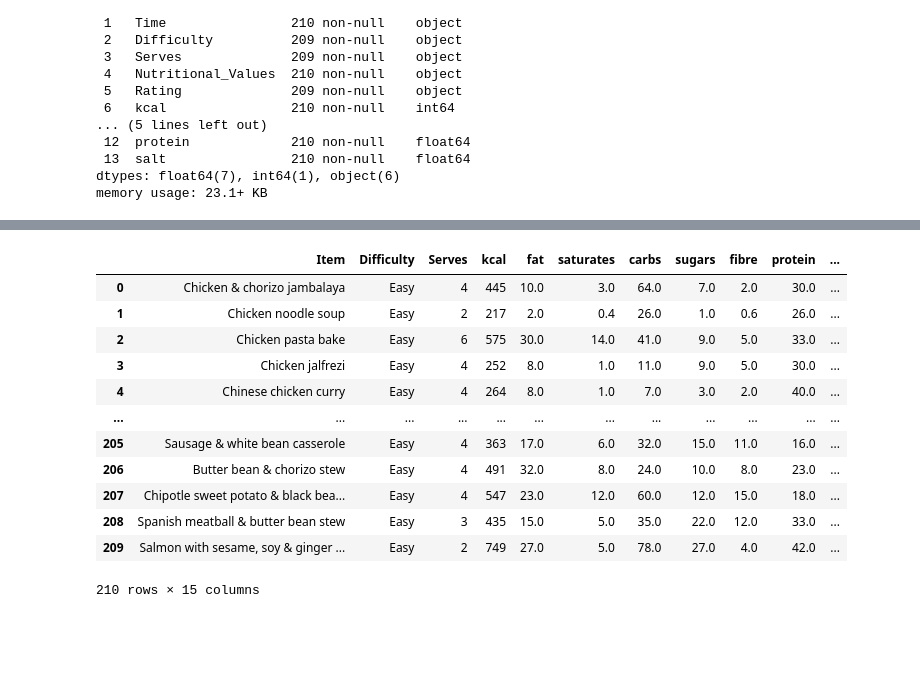
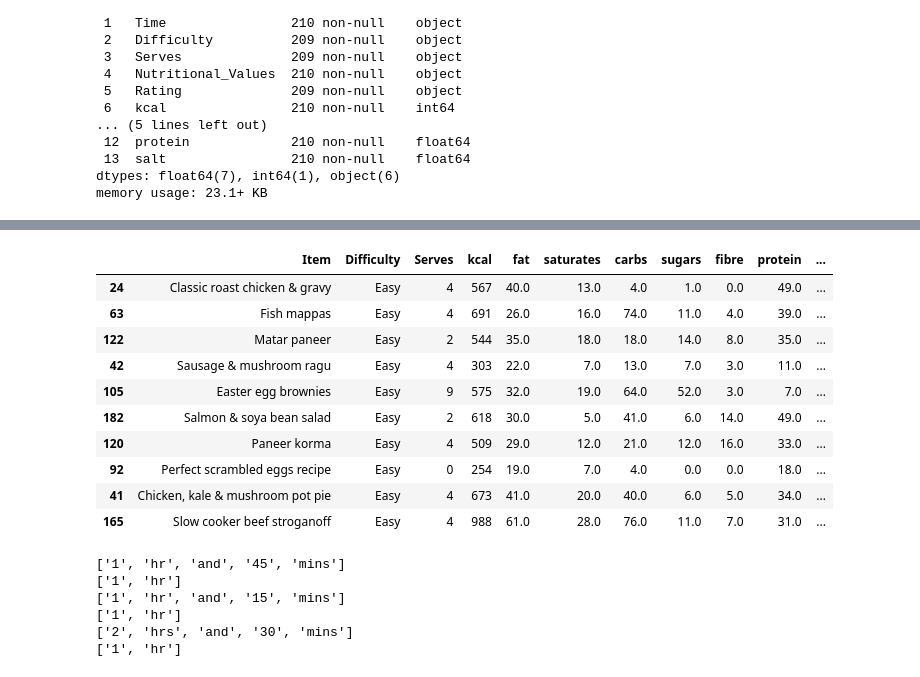
Before and after one commit to RADHASHREE26/BBC_GoodFoods, a Jupyter notebook: BBC Foods.ipynb, the cells around one changed output, grey strips where cells are left out. Drawn from its saved outputs; the diff is of its cells as text; code cells hidden in the pictures; blank space fills up the shorter version.

Commit message:
Correction in time split

```diff
--- a/BBC Foods.ipynb
+++ b/BBC Foods.ipynb
@@ -520,21 +520,31 @@ df2
 210 rows × 15 columns
 # %%
-df2['Prep']=df2['Prep'].str.split().apply(lambda x: [x[0], x[1].replace(' ', '')])
+df2['Prep']=df2['Prep'].apply(lambda value: value.split() if value is not None else None)
 # %%
-df2['Cook'] = df2['Cook'].apply(lambda value: [value.split()[0], value.split()[1].replace(' ', '')] if value is not None else None)
+df2['Cook'] = df2['Cook'].apply(lambda value: value.split() if value is not None else None)
 # %%
-df2
+df2.sample(10)
 # %% [output]
 |  | Item | Difficulty | Serves | kcal | fat | saturates | carbs | sugars | fibre | protein | ... |
-| 0 | Chicken & chorizo jambalaya | Easy | 4 | 445 | 10.0 | 3.0 | 64.0 | 7.0 | 2.0 | 30.0 | ... |
-| 1 | Chicken noodle soup | Easy | 2 | 217 | 2.0 | 0.4 | 26.0 | 1.0 | 0.6 | 26.0 | ... |
-| 2 | Chicken pasta bake | Easy | 6 | 575 | 30.0 | 14.0 | 41.0 | 9.0 | 5.0 | 33.0 | ... |
-| 3 | Chicken jalfrezi | Easy | 4 | 252 | 8.0 | 1.0 | 11.0 | 9.0 | 5.0 | 30.0 | ... |
-| 4 | Chinese chicken curry | Easy | 4 | 264 | 8.0 | 1.0 | 7.0 | 3.0 | 2.0 | 40.0 | ... |
-| ... | ... | ... | ... | ... | ... | ... | ... | ... | ... | ... | ... |
-| 205 | Sausage & white bean casserole | Easy | 4 | 363 | 17.0 | 6.0 | 32.0 | 15.0 | 11.0 | 16.0 | ... |
-| 206 | Butter bean & chorizo stew | Easy | 4 | 491 | 32.0 | 8.0 | 24.0 | 10.0 | 8.0 | 23.0 | ... |
-| 207 | Chipotle sweet potato & black bea... | Easy | 4 | 547 | 23.0 | 12.0 | 60.0 | 12.0 | 15.0 | 18.0 | ... |
-| 208 | Spanish meatball & butter bean stew | Easy | 3 | 435 | 15.0 | 5.0 | 35.0 | 22.0 | 12.0 | 33.0 | ... |
-| 209 | Salmon with sesame, soy & ginger ... | Easy | 2 | 749 | 27.0 | 5.0 | 78.0 | 27.0 | 4.0 | 42.0 | ... |
+| 24 | Classic roast chicken & gravy | Easy | 4 | 567 | 40.0 | 13.0 | 4.0 | 1.0 | 0.0 | 49.0 | ... |
+| 63 | Fish mappas | Easy | 4 | 691 | 26.0 | 16.0 | 74.0 | 11.0 | 4.0 | 39.0 | ... |
+| 122 | Matar paneer | Easy | 2 | 544 | 35.0 | 18.0 | 18.0 | 14.0 | 8.0 | 35.0 | ... |
+| 42 | Sausage & mushroom ragu | Easy | 4 | 303 | 22.0 | 7.0 | 13.0 | 7.0 | 3.0 | 11.0 | ... |
+| 105 | Easter egg brownies | Easy | 9 | 575 | 32.0 | 19.0 | 64.0 | 52.0 | 3.0 | 7.0 | ... |
+| 182 | Salmon & soya bean salad | Easy | 2 | 618 | 30.0 | 5.0 | 41.0 | 6.0 | 14.0 | 49.0 | ... |
+| 120 | Paneer korma | Easy | 4 | 509 | 29.0 | 12.0 | 21.0 | 12.0 | 16.0 | 33.0 | ... |
+| 92 | Perfect scrambled eggs recipe | Easy | 0 | 254 | 19.0 | 7.0 | 4.0 | 0.0 | 0.0 | 18.0 | ... |
+| 41 | Chicken, kale & mushroom pot pie | Easy | 4 | 673 | 41.0 | 20.0 | 40.0 | 6.0 | 5.0 | 34.0 | ... |
+| 165 | Slow cooker beef stroganoff | Easy | 4 | 988 | 61.0 | 28.0 | 76.0 | 11.0 | 7.0 | 31.0 | ... |
-210 rows × 15 columns
+# %%
+for value in df2['Prep']:
+    if value!=None:
+        if 'hr' in value or 'hrs' in value:
+            print(value)
+# %% [output]
+['1', 'hr', 'and', '45', 'mins']
+['1', 'hr']
+['1', 'hr', 'and', '15', 'mins']
+['1', 'hr']
+['2', 'hrs', 'and', '30', 'mins']
+['1', 'hr']
```
Also changed, not shown: parts of 15 cells of this notebook.
